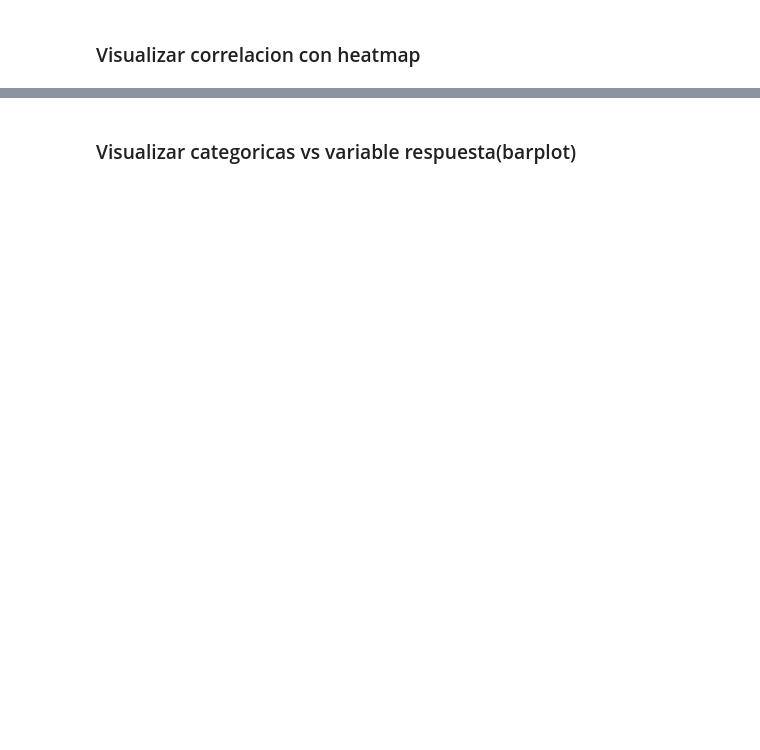
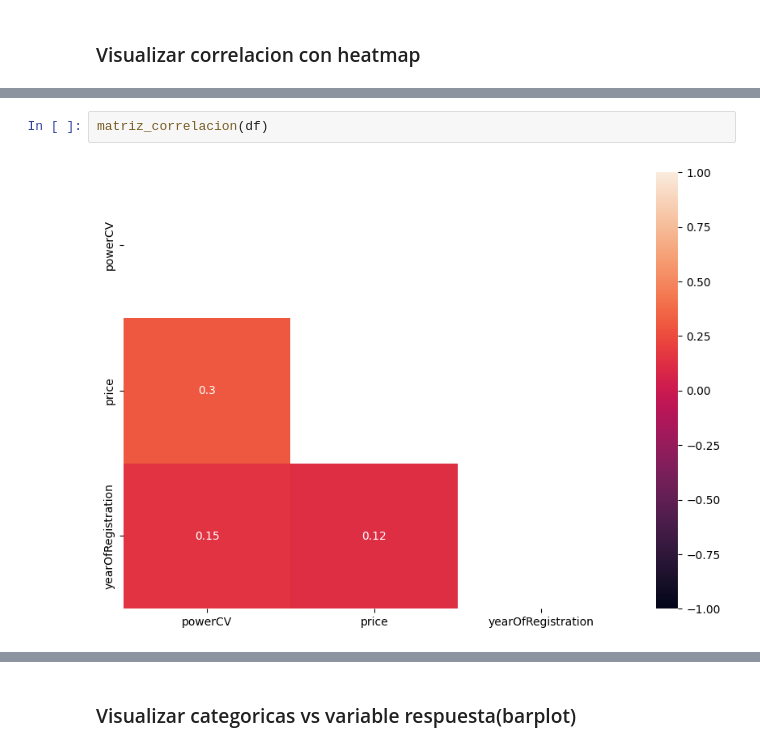
Before and after one commit to apelsito/laboratorio-modulo7-leccion01-eda-nulos, a Jupyter notebook: laboratorio-modulo7-leccion01-eda-nulos.ipynb, the cells around one changed output, grey strips where cells are left out. Cells and saved outputs as stored; diff of their text form; blank space fills up the shorter version.

```diff
--- a/laboratorio-modulo7-leccion01-eda-nulos.ipynb
+++ b/laboratorio-modulo7-leccion01-eda-nulos.ipynb
@@ -453,0 +537,4 @@ KeyboardInterrupt:
+# %%
+matriz_correlacion(df)
+# %% [output]
+[figure, added]
```
Also changed, not shown: parts of 70 cells of this notebook, 2 other files.
